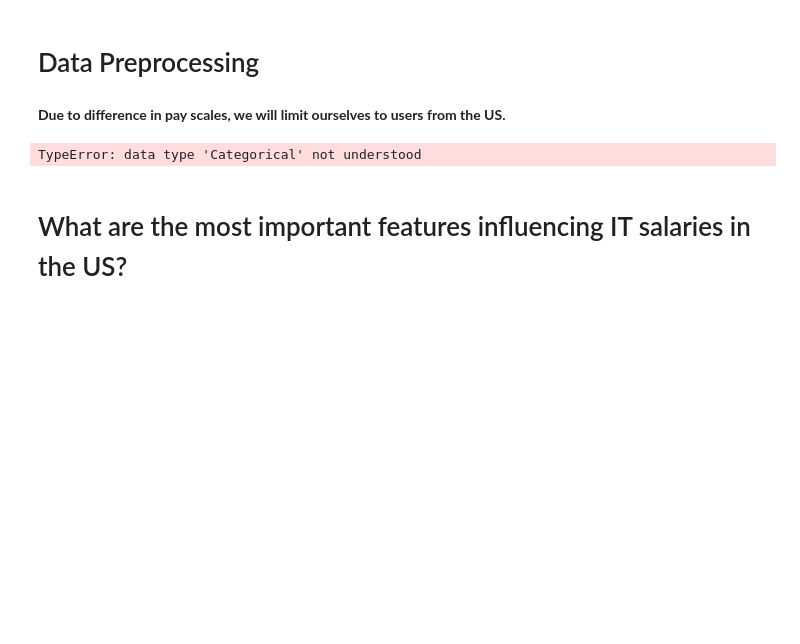
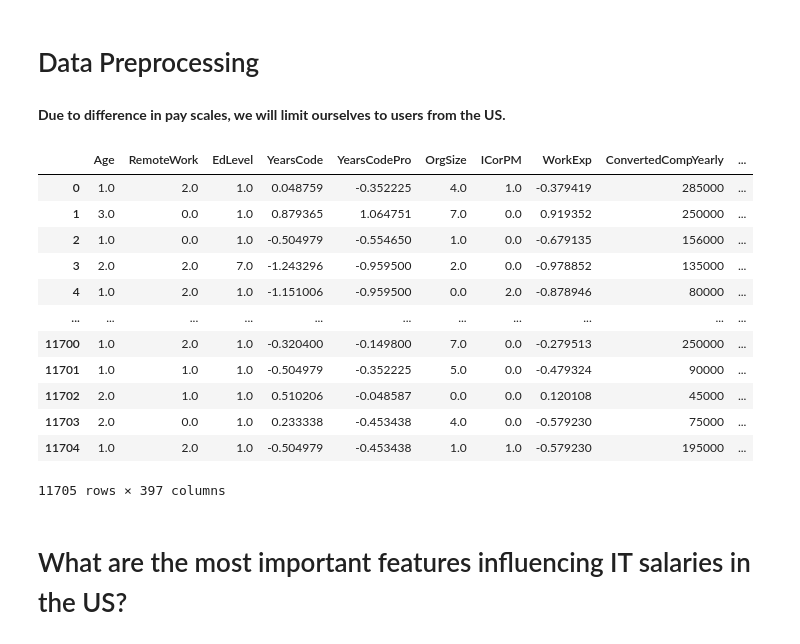
Before and after one commit to fraser-code/HR-Job_Role-Recommendation-Project, a Jupyter notebook: Part I - Data Cleaning, EDA, Data Preprocessing.ipynb, the cells around one changed output. Cells and saved outputs as stored; diff of their text form; code cells hidden in the pictures; blank space fills up the shorter version.

Commit message:
Updated data preprocessing and model training notebooks

```diff
--- a/Part I - Data Cleaning, EDA, Data Preprocessing.ipynb
+++ b/Part I - Data Cleaning, EDA, Data Preprocessing.ipynb
@@ -1147,9 +1147,21 @@ df_1 = preprocess_data(df_1, target_variable='ConvertedCompYearly')
 # %%
 df_1.to_csv('cleaned_data/df_1.csv')
 # %%
-df_1[[col for col in df_1.select_dtypes(exclude=['Categorical', 'Object'])]]
+df_1[[col for col in df_1.select_dtypes(exclude=['category', 'object']).columns]]
 # %% [output]
+|  | Age | RemoteWork | EdLevel | YearsCode | YearsCodePro | OrgSize | ICorPM | WorkExp | ConvertedCompYearly | ... |
+| 0 | 1.0 | 2.0 | 1.0 | 0.048759 | -0.352225 | 4.0 | 1.0 | -0.379419 | 285000 | ... |
+| 1 | 3.0 | 0.0 | 1.0 | 0.879365 | 1.064751 | 7.0 | 0.0 | 0.919352 | 250000 | ... |
+| 2 | 1.0 | 0.0 | 1.0 | -0.504979 | -0.554650 | 1.0 | 0.0 | -0.679135 | 156000 | ... |
+| 3 | 2.0 | 2.0 | 7.0 | -1.243296 | -0.959500 | 2.0 | 0.0 | -0.978852 | 135000 | ... |
+| 4 | 1.0 | 2.0 | 1.0 | -1.151006 | -0.959500 | 0.0 | 2.0 | -0.878946 | 80000 | ... |
+| ... | ... | ... | ... | ... | ... | ... | ... | ... | ... | ... |
+| 11700 | 1.0 | 2.0 | 1.0 | -0.320400 | -0.149800 | 7.0 | 0.0 | -0.279513 | 250000 | ... |
+| 11701 | 1.0 | 1.0 | 1.0 | -0.504979 | -0.352225 | 5.0 | 0.0 | -0.479324 | 90000 | ... |
+| 11702 | 2.0 | 1.0 | 1.0 | 0.510206 | -0.048587 | 0.0 | 0.0 | 0.120108 | 45000 | ... |
+| 11703 | 2.0 | 0.0 | 1.0 | 0.233338 | -0.453438 | 4.0 | 0.0 | -0.579230 | 75000 | ... |
+| 11704 | 1.0 | 2.0 | 1.0 | -0.504979 | -0.453438 | 1.0 | 1.0 | -0.579230 | 195000 | ... |
-TypeError: data type 'Categorical' not understood
+11705 rows × 397 columns
 # %% [markdown]
 # What are the most important features influencing IT salaries in the US?
 # %%
```
Also changed, not shown: parts of 3 cells of this notebook, 1 other file.
